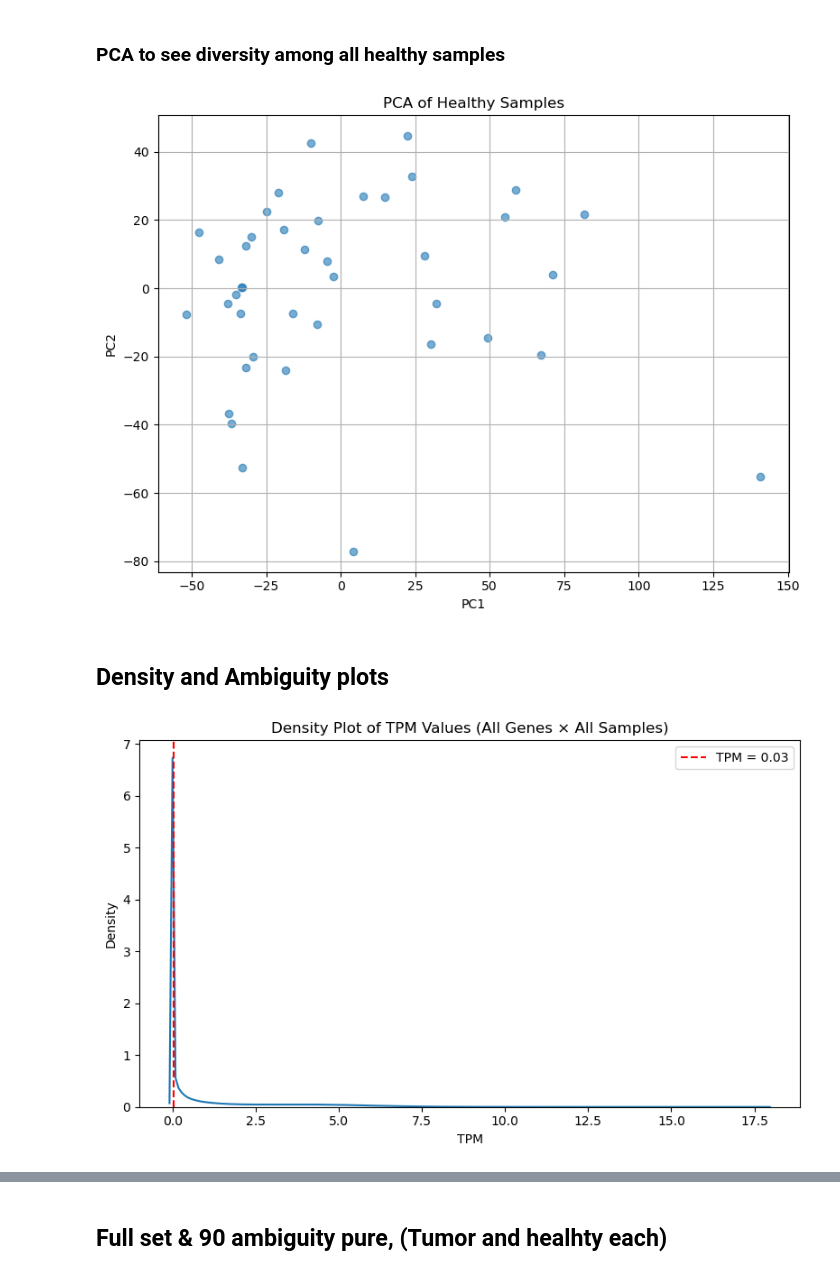
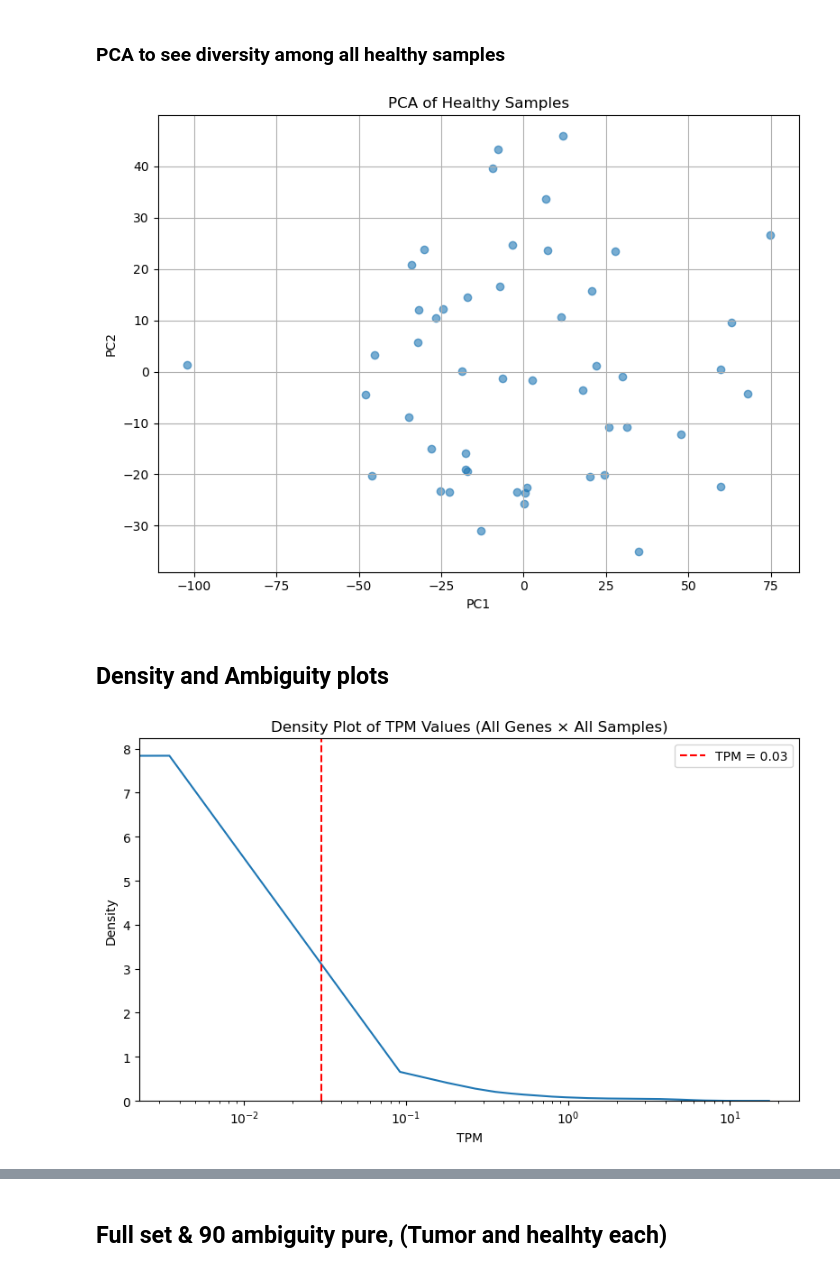
Before and after one commit to Alexreat/dissertation_project, a Jupyter notebook: notebooks/DissertProject.ipynb, the cells around one changed output, grey strips where cells are left out. Saved outputs shown, nothing was run; the diff lists cells and outputs as text; code cells hidden in the pictures.

```diff
--- a/notebooks/DissertProject.ipynb
+++ b/notebooks/DissertProject.ipynb
@@ -5,7 +5,7 @@ import cobra
 # %%
 # loading both datasets
 #geo_df  = pd.read_csv("GSE50760_norm_counts_TPM_GRCh38.p13_NCBI.tsv", sep="\t", index_col=0
-tcga_data_path = "/Users/valentinreateguirangel/dissertation_project/data/TCGA/TCGA-COAD.star_tpm.tsv.gz.tsv"
+tcga_data_path = "/Users/valentinreateguirangel/dissertation_project/data/TCGA_LIver/TCGA-LIHC.star_tpm.tsv.gz.tsv"
 tcga_df = pd.read_csv(tcga_data_path, sep="\t", index_col=0, compression="gzip")
 # %% [markdown]
 ## Data exploration
@@ -256,7 +231,7 @@ plt.grid(True)
 plt.tight_layout()
 plt.show()
 # %% [output]
-[figure, old version]
+[figure, new version]
 # %% [markdown]
 ## Density and Ambiguity plots
 # %%
@@ -266,18 +241,18 @@ tpm_values = tcga_only.values.flatten()
 # %%
 import seaborn as sns
 
 plt.figure(figsize=(8, 5))
 sns.kdeplot(tpm_values, bw_adjust=0.5)
 plt.axvline(0.03, color='red', linestyle='--', label='TPM = 0.03')
 plt.title("Density Plot of TPM Values (All Genes × All Samples)")
 plt.xlabel("TPM")
 plt.ylabel("Density")
-#plt.xscale('log')
+plt.xscale('log')
 plt.legend()
 plt.tight_layout()
 plt.show()
 # %% [output]
-[figure, old version]
+[figure, new version]
 # %%
 # Density plot, filtering values = 0 or negatives if they exist
 tpm_threshold_value = tpm_values[tpm_values > 0]
```
Also changed, not shown: parts of 33 cells of this notebook, 1 other file.
